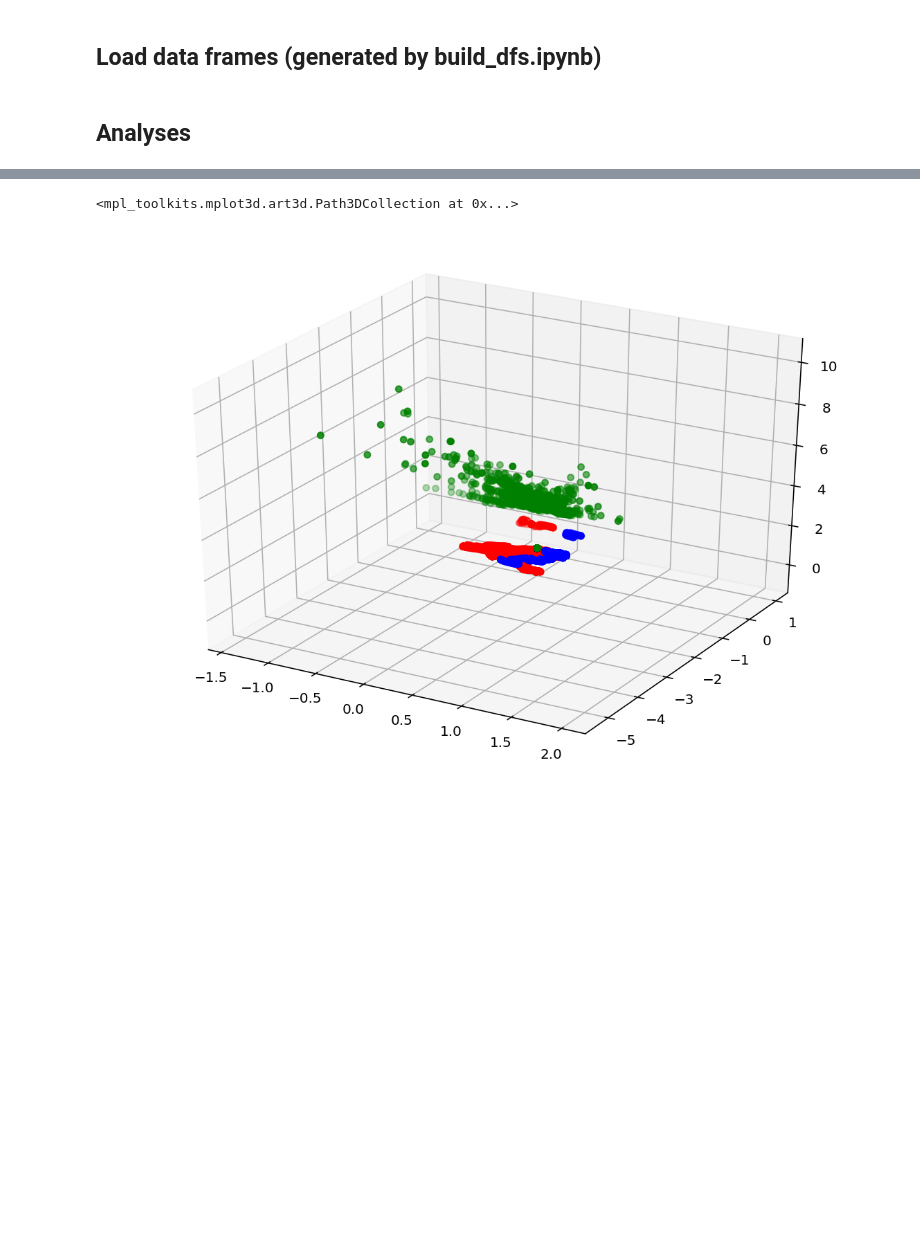
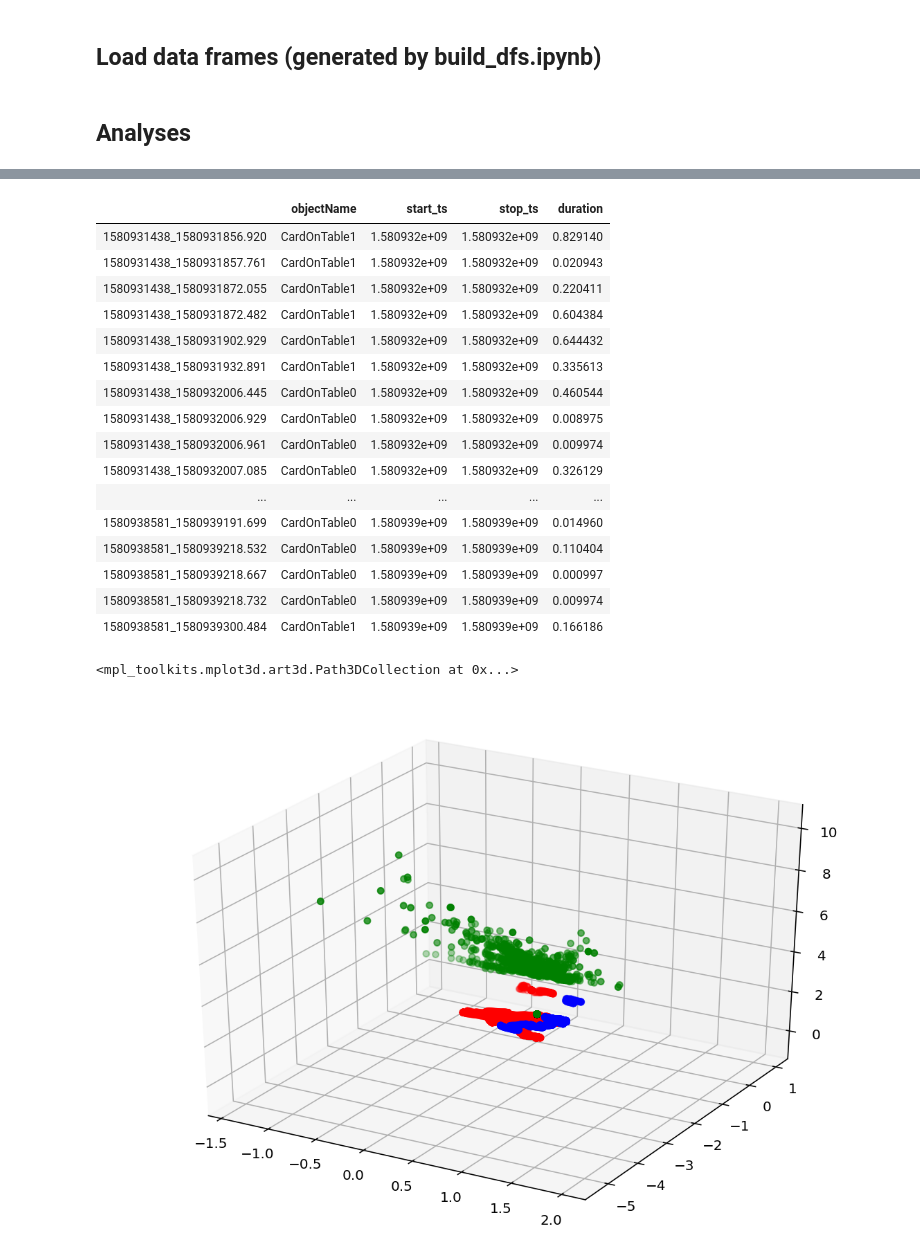
Before and after one commit to onejgordon/cec_vr, a Jupyter notebook: Analysis/analyze.ipynb, the cells around one changed output, grey strips where cells are left out. Cells and saved outputs as stored; diff of their text form; code cells hidden in the pictures; blank space fills up the shorter version.

```diff
--- a/Analysis/analyze.ipynb
+++ b/Analysis/analyze.ipynb
@@ -47,3 +85,23 @@ tracking_df
+# %%
+fixation_df
+# %% [output]
+|  | objectName | start_ts | stop_ts | duration |
+| 1580931438_1580931856.920 | CardOnTable1 | 1.580932e+09 | 1.580932e+09 | 0.829140 |
+| 1580931438_1580931857.761 | CardOnTable1 | 1.580932e+09 | 1.580932e+09 | 0.020943 |
+| 1580931438_1580931872.055 | CardOnTable1 | 1.580932e+09 | 1.580932e+09 | 0.220411 |
+| 1580931438_1580931872.482 | CardOnTable1 | 1.580932e+09 | 1.580932e+09 | 0.604384 |
+| 1580931438_1580931902.929 | CardOnTable1 | 1.580932e+09 | 1.580932e+09 | 0.644432 |
+| 1580931438_1580931932.891 | CardOnTable1 | 1.580932e+09 | 1.580932e+09 | 0.335613 |
+| 1580931438_1580932006.445 | CardOnTable0 | 1.580932e+09 | 1.580932e+09 | 0.460544 |
+| 1580931438_1580932006.929 | CardOnTable0 | 1.580932e+09 | 1.580932e+09 | 0.008975 |
+| 1580931438_1580932006.961 | CardOnTable0 | 1.580932e+09 | 1.580932e+09 | 0.009974 |
+| 1580931438_1580932007.085 | CardOnTable0 | 1.580932e+09 | 1.580932e+09 | 0.326129 |
+| ... | ... | ... | ... | ... |
+| 1580938581_1580939191.699 | CardOnTable0 | 1.580939e+09 | 1.580939e+09 | 0.014960 |
+| 1580938581_1580939218.532 | CardOnTable0 | 1.580939e+09 | 1.580939e+09 | 0.110404 |
+| 1580938581_1580939218.667 | CardOnTable0 | 1.580939e+09 | 1.580939e+09 | 0.000997 |
+| 1580938581_1580939218.732 | CardOnTable0 | 1.580939e+09 | 1.580939e+09 | 0.009974 |
+| 1580938581_1580939300.484 | CardOnTable1 | 1.580939e+09 | 1.580939e+09 | 0.166186 |
 # %%
 fig = plt.figure()
 ax = fig.add_subplot(111, projection='3d')
```
Also changed, not shown: parts of 5 cells of this notebook, 2 other files.
